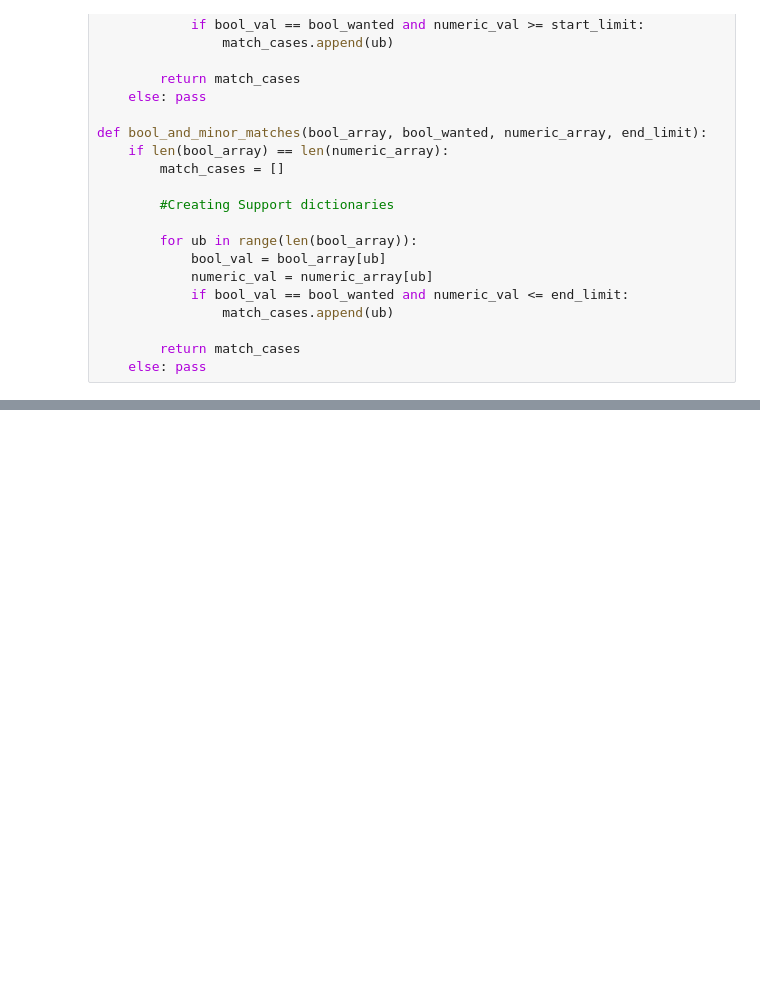
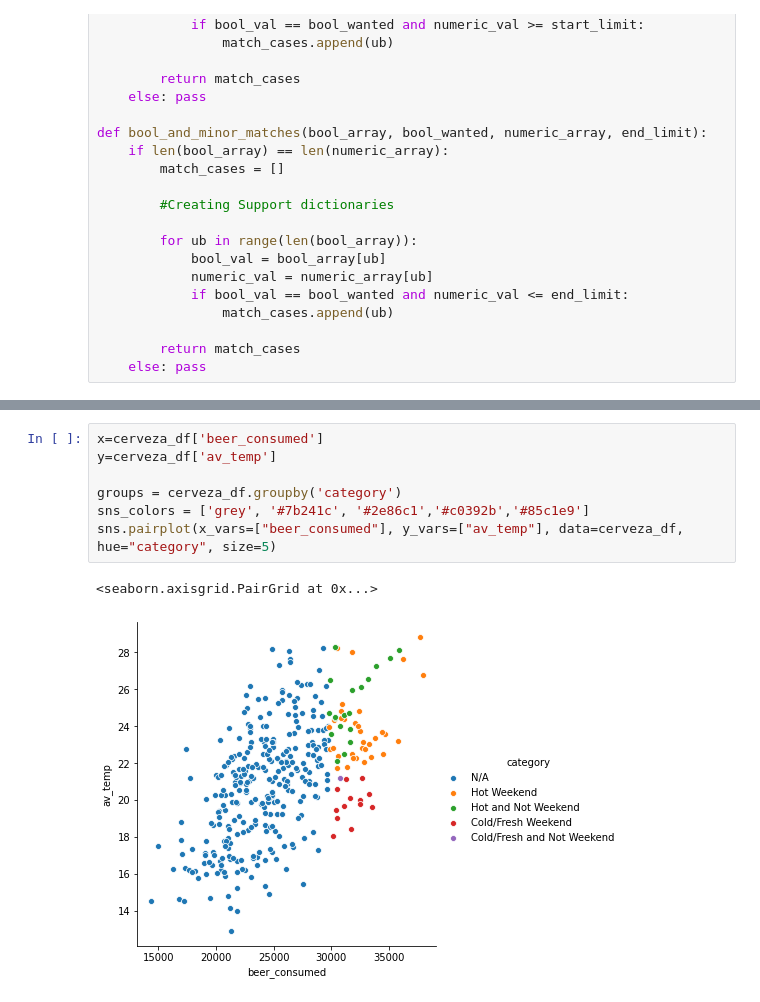
Before and after one commit to Edward-TL/Beer_Statistics, a Jupyter notebook: only_plots.ipynb, the cells around one changed output, grey strips where cells are left out. Drawn from its saved outputs; the diff is of its cells as text; blank space fills up the shorter version.

```diff
--- a/only_plots.ipynb
+++ b/only_plots.ipynb
@@ -479,0 +671,10 @@ total = 67
+# %%
+x=cerveza_df['beer_consumed']
+y=cerveza_df['av_temp']
+
+groups = cerveza_df.groupby('category')
+sns_colors = ['grey', '#7b241c', '#2e86c1','#c0392b','#85c1e9']
+sns.pairplot(x_vars=["beer_consumed"], y_vars=["av_temp"], data=cerveza_df, hue="category", size=5)
+# %% [output]
+<seaborn.axisgrid.PairGrid at 0x...>
+[figure, added]
```
Also changed, not shown: parts of 19 cells of this notebook.
